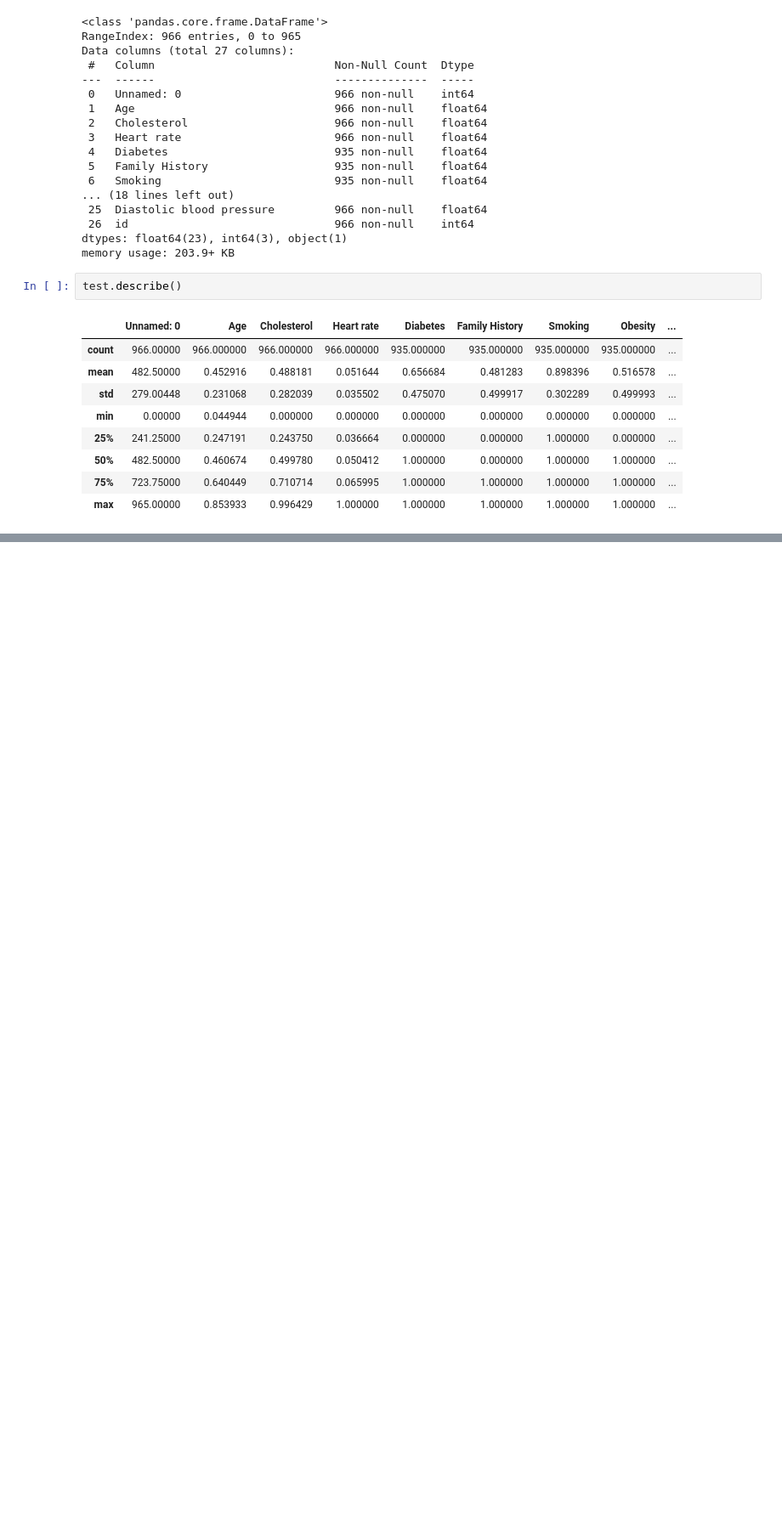
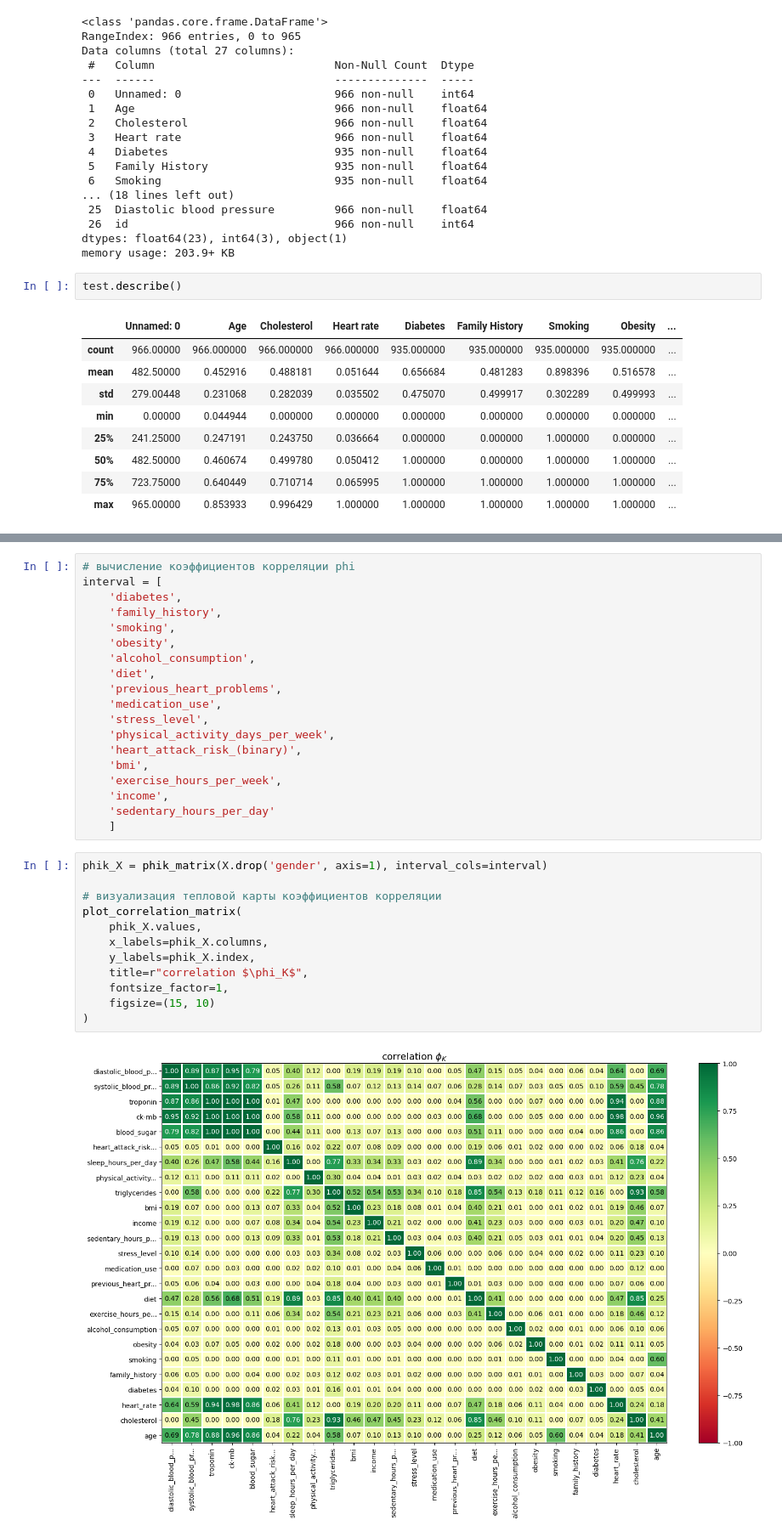
Before and after one commit to slubskiy/heart_risk, a Jupyter notebook: heart_risk.ipynb, the cells around one changed output, grey strips where cells are left out. Shown at 85% size. Drawn from its saved outputs; the diff is of its cells as text; blank space fills up the shorter version.

```diff
--- a/heart_risk.ipynb
+++ b/heart_risk.ipynb
@@ -79,0 +324,33 @@ KeyError: "['Unnamed: 0'] not found in axis"
+# %%
+# вычисление коэффициентов корреляции phi
+interval = [
+    'diabetes',
+    'family_history',
+    'smoking',
+    'obesity',
+    'alcohol_consumption',
+    'diet',
+    'previous_heart_problems',
+    'medication_use',
+    'stress_level',
+    'physical_activity_days_per_week',
+    'heart_attack_risk_(binary)',
+    'bmi',
+    'exercise_hours_per_week',
+    'income',
+    'sedentary_hours_per_day'
+    ]
+# %%
+phik_X = phik_matrix(X.drop('gender', axis=1), interval_cols=interval)
+
+# визуализация тепловой карты коэффициентов корреляции
+plot_correlation_matrix(
+    phik_X.values,
+    x_labels=phik_X.columns,
+    y_labels=phik_X.index,
+    title=r"correlation $\phi_K$",
+    fontsize_factor=1,
+    figsize=(15, 10)
+)
+# %% [output]
+[figure, added]
```
Also changed, not shown: parts of 26 cells of this notebook.
